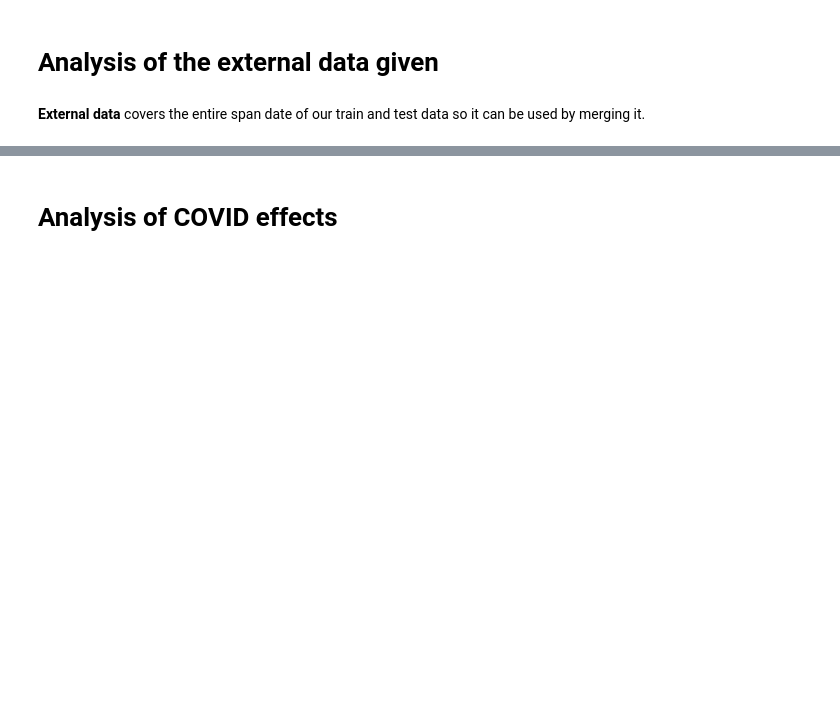
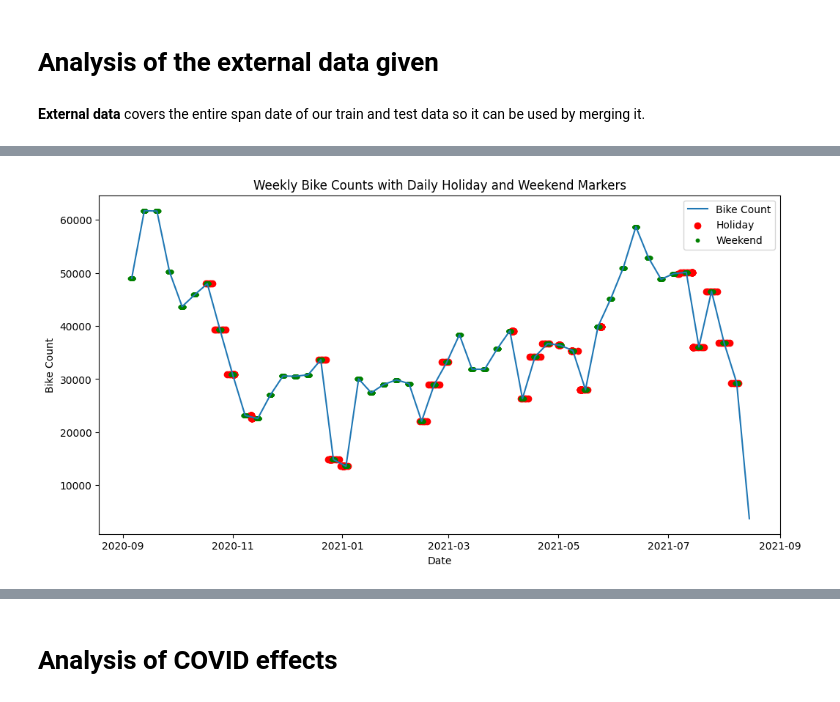
Before and after one commit to ThomasBrdes/bike-count-DSB, a Jupyter notebook: Data_exploration.ipynb, the cells around one changed output, grey strips where cells are left out. Cells and saved outputs as stored; diff of their text form; code cells hidden in the pictures; blank space fills up the shorter version.

```diff
--- a/Data_exploration.ipynb
+++ b/Data_exploration.ipynb
@@ -51,0 +160,5 @@ external_data
+# %%
+X_train = pd.read_parquet("data/train.parquet")
+X_train['date'] = pd.to_datetime(X_train['date'])
+merged_data_orig_HOLIDAYS = _merge_holidays_week_end(X_train)
+merged_data_orig_HOLIDAYS.head()
@@ -51,0 +172,42 @@ external_data
+# %%
+# Apply the mask
+filtered_data = merged_data_orig_HOLIDAYS[merged_data_orig_HOLIDAYS["counter_name"] == "Totem 73 boulevard de Sébastopol S-N"]
+
+# Group by week and sum bike counts
+weekly_data = filtered_data.groupby(pd.Grouper(freq="1w", key="date"))[["bike_count"]].sum()
+
+# Plotting the bike counts
+plt.figure(figsize=(12, 6))
+plt.plot(weekly_data.index, weekly_data['bike_count'], label='Bike Count')
+
+# Overlaying holiday points for each holiday day
+holiday_data = filtered_data[filtered_data['is_holiday'] == 1]
+for date in holiday_data['date']:
+    # Calculate the difference between the holiday date and each date in the weekly data
+    differences = np.abs(weekly_data.index - date)
+    # Find the index of the minimum difference
+    min_diff_index = np.argmin(differences)
+    # Use this index to find the closest weekly date
+    closest_weekly_date = weekly_data.index[min_diff_index]
+    weekly_count = weekly_data.loc[closest_weekly_date, 'bike_count']
+    plt.scatter(date, weekly_count, color='red', label='Holiday' if 'Holiday' not in plt.gca().get_legend_handles_labels()[1] else "")  # red color for holidays
+
+# Overlaying tiny weekend points, only once per day
+plotted_weekend_dates = set()
+weekend_data = filtered_data[filtered_data['is_weekend'] == 1]
+for date in weekend_data['date']:
+    if date not in plotted_weekend_dates:
+        differences = np.abs(weekly_data.index - date)
+        min_diff_index = np.argmin(differences)
+        closest_weekly_date = weekly_data.index[min_diff_index]
+        weekly_count = weekly_data.loc[closest_weekly_date, 'bike_count']
+        plt.scatter(date, weekly_count, color='green', s=10, label='Weekend' if 'Weekend' not in plt.gca().get_legend_handles_labels()[1] else "")  # tiny green points for weekends
+        plotted_weekend_dates.add(date)
+
+plt.title('Weekly Bike Counts with Daily Holiday and Weekend Markers')
+plt.xlabel('Date')
+plt.ylabel('Bike Count')
+plt.legend()
+plt.show()
+# %% [output]
+[figure, added]
```
Also changed, not shown: parts of 37 cells of this notebook, 7 other files.
